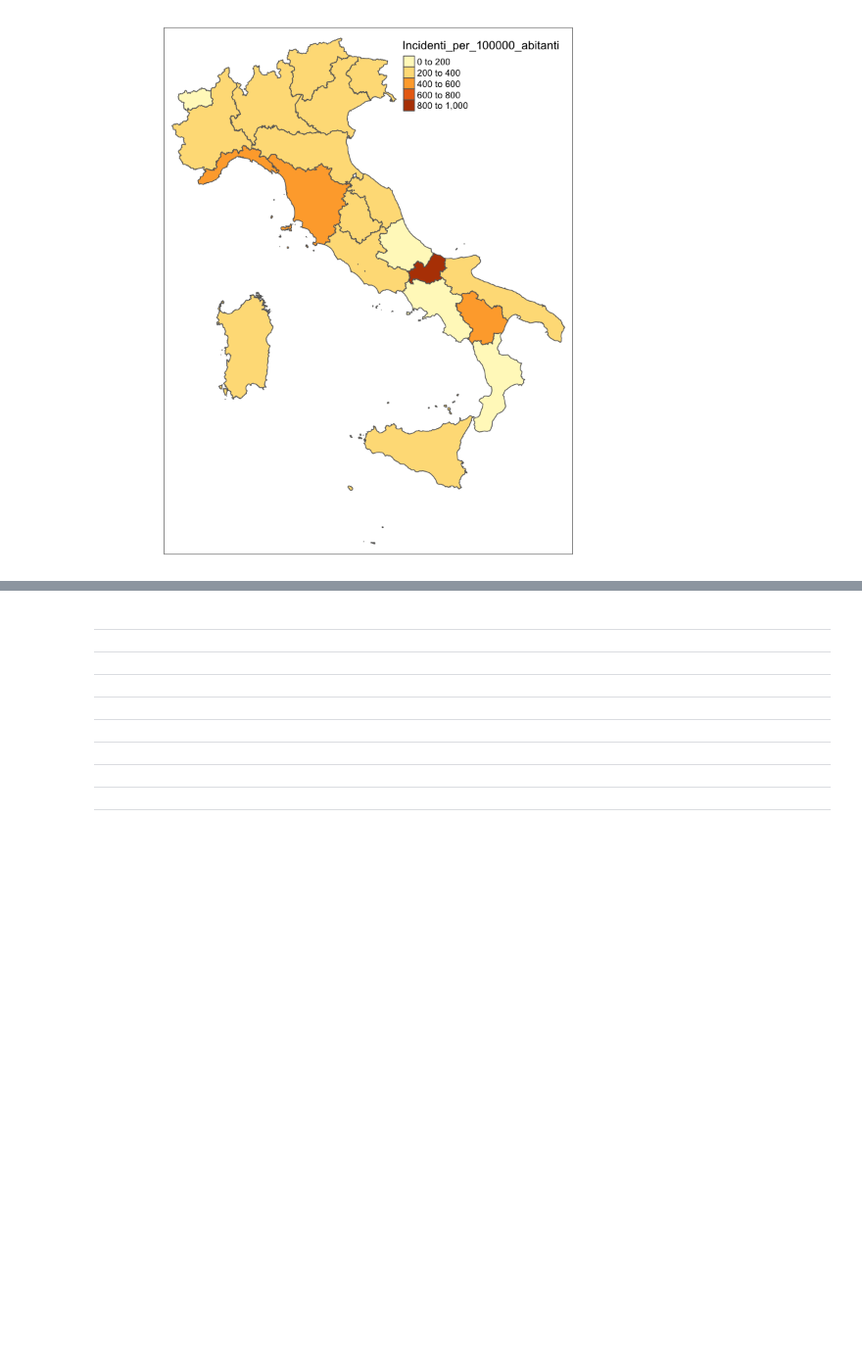
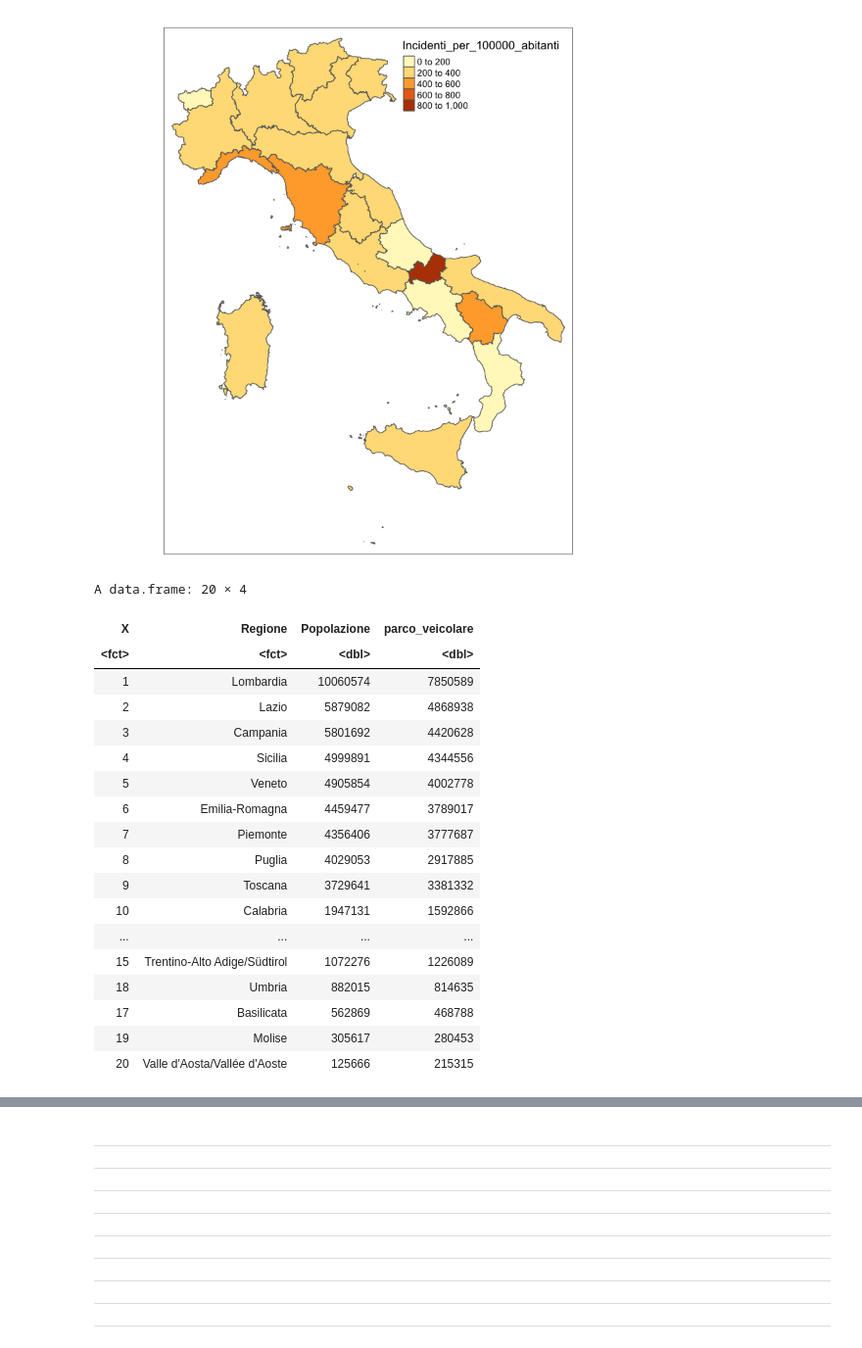
Before and after one commit to LeonardoAlchieri/car_accidents_italy, a Jupyter notebook: leoNotebook.ipynb, the cells around one changed output, grey strips where cells are left out. Shown at 98% size. Drawn from its saved outputs; the diff is of its cells as text; code cells hidden in the pictures; blank space fills up the shorter version.

```diff
--- a/leoNotebook.ipynb
+++ b/leoNotebook.ipynb
@@ -818,3 +765,25 @@ qtm(geo_regioni, "Incidenti_per_100000_abitanti")
 Warning message:
 “The shape geo_regioni is invalid. See sf::st_is_valid”
 [figure]
+# %%
+dataset_pop
+# %% [output]
+A data.frame: 20 × 4
+| X | Regione | Popolazione | parco_veicolare |
+| <fct> | <fct> | <dbl> | <dbl> |
+| 1 | Lombardia | 10060574 | 7850589 |
+| 2 | Lazio | 5879082 | 4868938 |
+| 3 | Campania | 5801692 | 4420628 |
+| 4 | Sicilia | 4999891 | 4344556 |
+| 5 | Veneto | 4905854 | 4002778 |
+| 6 | Emilia-Romagna | 4459477 | 3789017 |
+| 7 | Piemonte | 4356406 | 3777687 |
+| 8 | Puglia | 4029053 | 2917885 |
+| 9 | Toscana | 3729641 | 3381332 |
+| 10 | Calabria | 1947131 | 1592866 |
+| ... | ... | ... | ... |
+| 15 | Trentino-Alto Adige/Südtirol | 1072276 | 1226089 |
+| 18 | Umbria | 882015 | 814635 |
+| 17 | Basilicata | 562869 | 468788 |
+| 19 | Molise | 305617 | 280453 |
+| 20 | Valle d'Aosta/Vallée d'Aoste | 125666 | 215315 |
```
Also changed, not shown: parts of 36 cells of this notebook, 1 other file.
